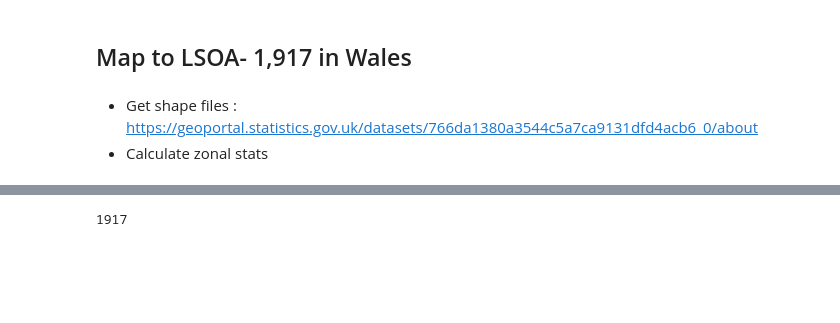
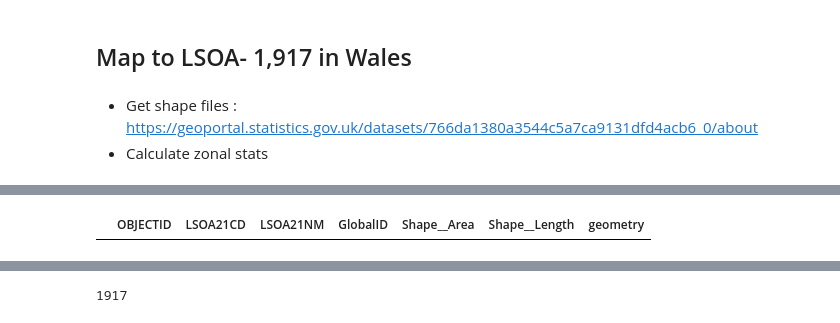
Before and after one commit to humaniverse/loneliness, a Jupyter notebook: inst/python/notebooks/wales_idw_2022.ipynb, the cells around one changed output, grey strips where cells are left out. Cells and saved outputs as stored; diff of their text form; code cells hidden in the pictures; blank space fills up the shorter version.

```diff
--- a/inst/python/notebooks/wales_idw_2022.ipynb
+++ b/inst/python/notebooks/wales_idw_2022.ipynb
@@ -283,3 +327,7 @@ Darker areas around the cities; roughly matches
+# %%
+df[df['LSOA21NM']=="Isle of Anglesey 001A"]
+# %% [output]
+|  | OBJECTID | LSOA21CD | LSOA21NM | GlobalID | Shape__Area | Shape__Length | geometry |
 # %%
 # Get Super Data Zones which we use to aggregate the z score variable.
 filestring = r'C:/Users/JennaTan/Downloads/LSOA_2021/LSOA_2021_EW_BGC.shp'
```
Also changed, not shown: parts of 8 cells of this notebook, 1 other file.
